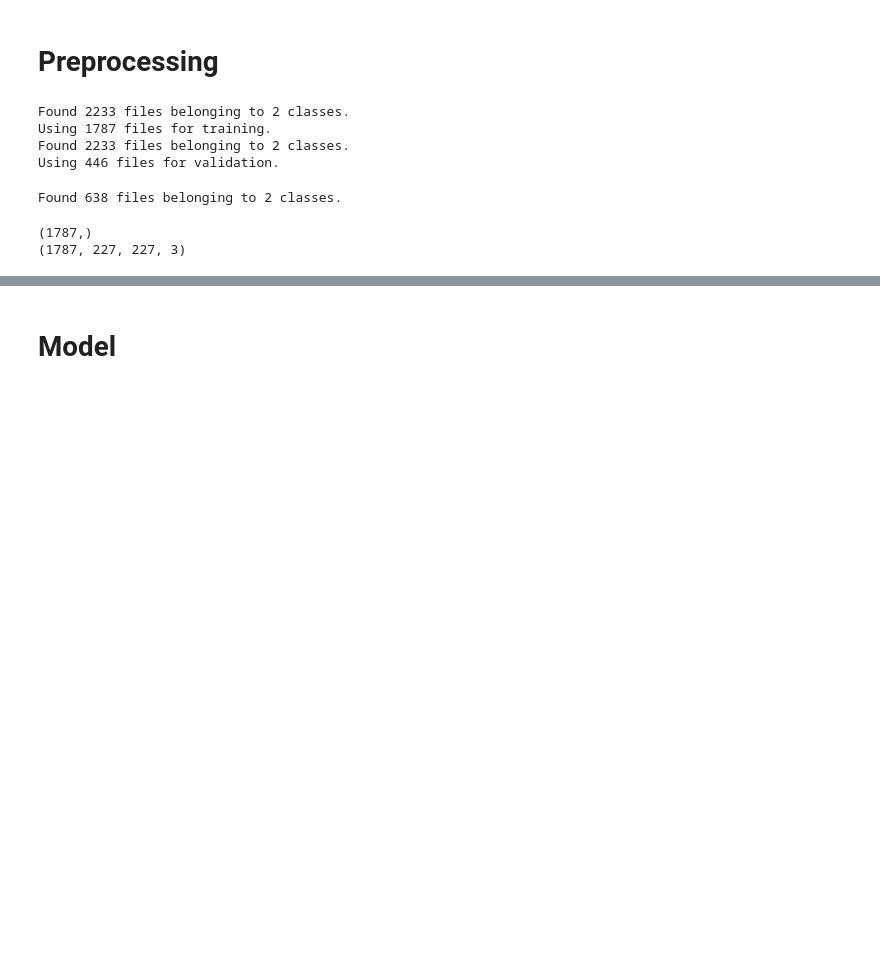
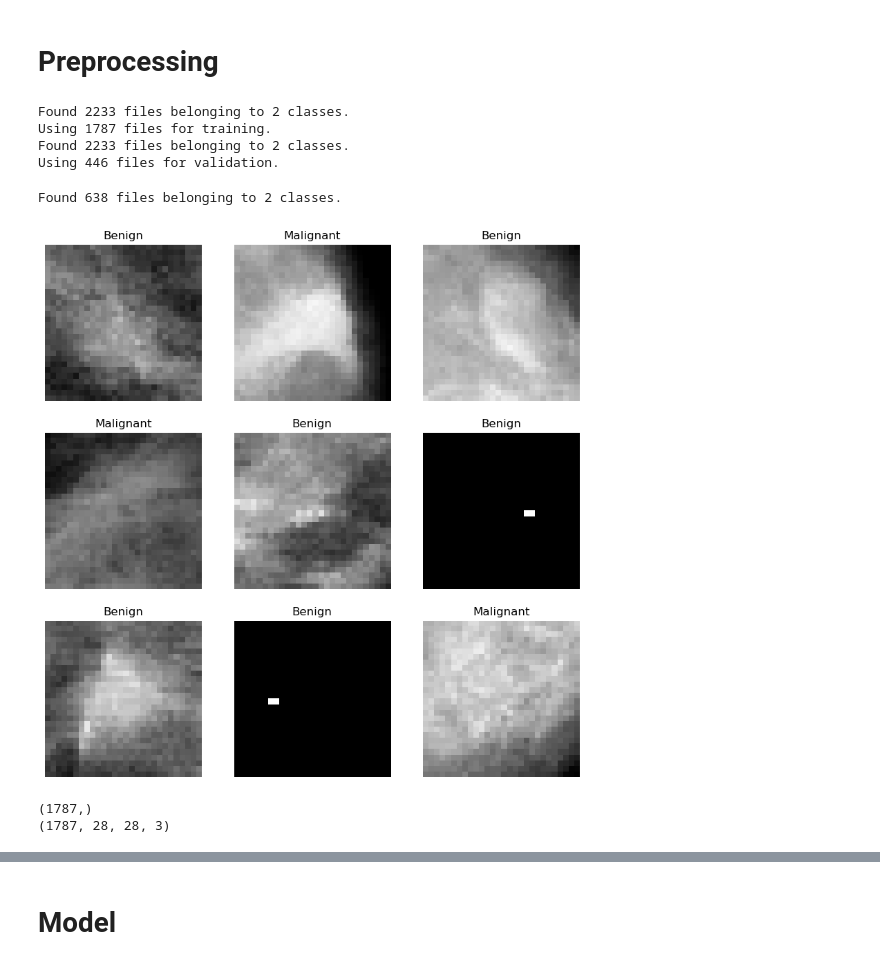
Before and after one commit to prekshya-dawadi/Breast-Cancer-Detection, a Jupyter notebook: model/PreprocessingAndModel.ipynb, the cells around one changed output, grey strips where cells are left out. Saved outputs shown, nothing was run; the diff lists cells and outputs as text; code cells hidden in the pictures; blank space fills up the shorter version.

```diff
--- a/model/PreprocessingAndModel.ipynb
+++ b/model/PreprocessingAndModel.ipynb
@@ -8,13 +8,13 @@ import matplotlib.pyplot as plt
 import numpy as np
 import os
 # %%
-image_size = 227
-epochs = 50
+image_size = 28
+epochs = 10
 train_path = os.path.normpath("D:\Projects\DL\BCC\dataset\Train")
 test_path = os.path.normpath("D:\Projects\DL\BCC\dataset\Test")
 batch_size = 32
 seed = 40
-color_channels = 3
+color_channel = 1
 # %%
 # Data stored in the form of tensors
 train_ds = image_dataset_from_directory(
@@ -55,17 +55,19 @@ test_ds = image_dataset_from_directory(
 # %% [output]
 Found 638 files belonging to 2 classes.
 # %%
-#kernel crashes when attempting to display some of the images using matplotlib
+#kernel crashes when attempting to display some of the images using matplotlib in vscode
 # Just for displaying some images with their labels
-# plt.figure(figsize = (10, 10))
-# class_names = train_ds.class_names
-# for images, labels in train_ds.take(1):
-#     class_labels = [class_names[label] for label in labels.numpy()]
-#     for i in range(9):
-#         ax = plt.subplot(3, 3, i+1)
-#         plt.imshow(images[i].numpy().astype("uint8"))
-#         plt.title(class_labels[i])
-#         plt.axis("off")
+plt.figure(figsize = (10, 10))
+class_names = train_ds.class_names
+for images, labels in train_ds.take(1):
+    class_labels = [class_names[label] for label in labels.numpy()]
+    for i in range(9):
+        ax = plt.subplot(3, 3, i+1)
+        plt.imshow(images[i].numpy().astype("uint8"))
+        plt.title(class_labels[i])
+        plt.axis("off")
+# %% [output]
+[figure, added]
 # %%
 # convert the data to numpy form
 train_images, train_labels, val_images, val_labels = [], [], [], []
@@ -97,4 +99,4 @@ print(train_labels.shape)
 print(train_images.shape)
 # %% [output]
 (1787,)
-(1787, 227, 227, 3)
+(1787, 28, 28, 3)
```
Also changed, not shown: parts of 20 cells of this notebook, 2 other files.
